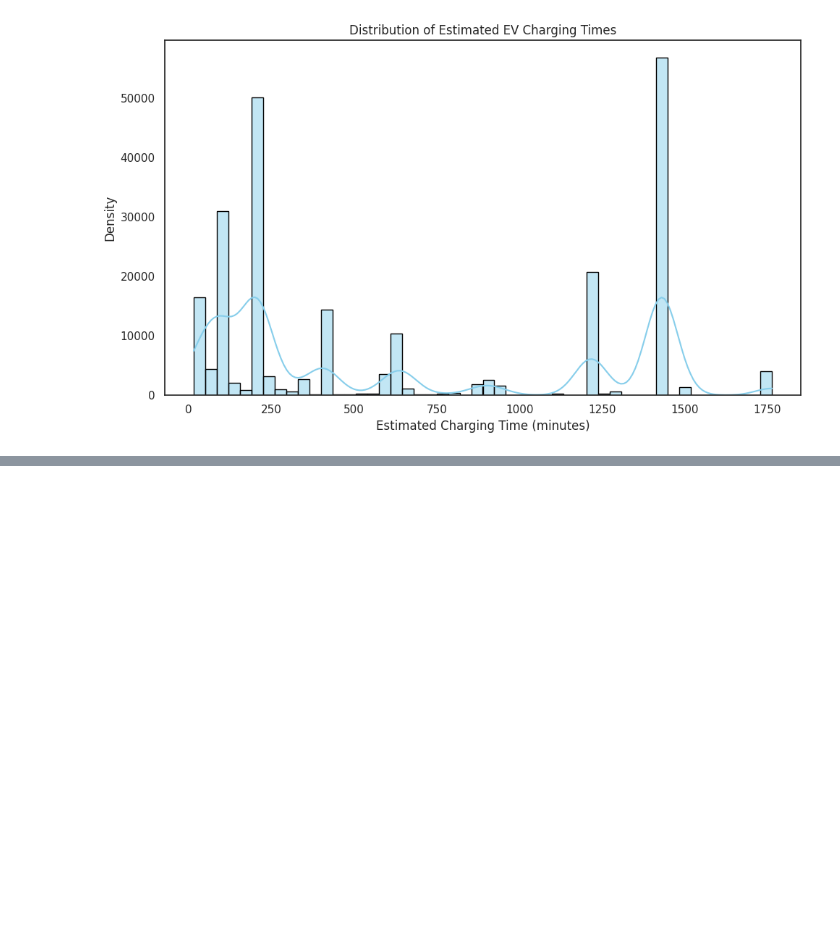
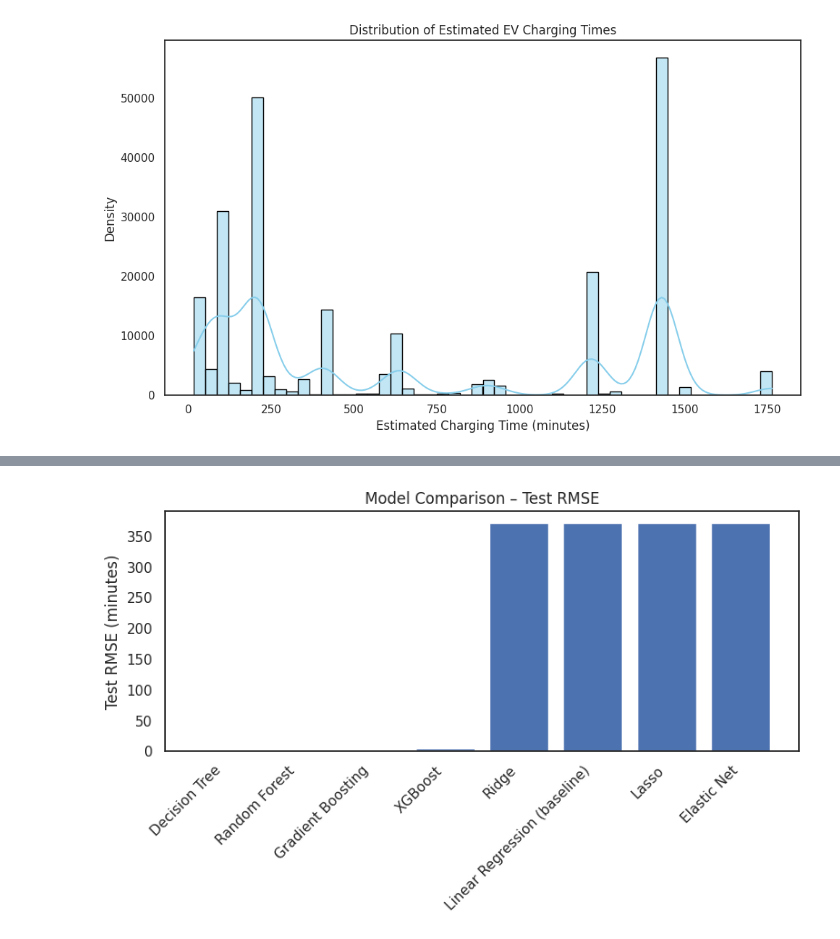
Before and after one commit to amurji22/DS3000_Final_Project, a Jupyter notebook: Final_Project_3000.ipynb, the cells around one changed output, grey strips where cells are left out. Cells and saved outputs as stored; diff of their text form; code cells hidden in the pictures; blank space fills up the shorter version.

Commit message:
Add Model Evaluation and Comparisons

```diff
--- a/Final_Project_3000.ipynb
+++ b/Final_Project_3000.ipynb
@@ -963,0 +966,29 @@ plt.show()
+# %%
+# columns for the final comparison table
+cols = ["Model", "Type", "CV_RMSE", "Test_RMSE", "Test_MAE", "Test_R2"]
+
+# linear and regularized models
+rows = [
+    ["Linear Regression (baseline)", "Linear", np.nan, baseline_results["Test RMSE"], baseline_results["Test MAE"], baseline_results["R2"]],
+    ["Ridge", "Regularized", ridge_rmse, ridge_rmse_test, ridge_mae_test, ridge_r2_test],
+    ["Lasso", "Regularized", lasso_rmse, lasso_rmse_test, lasso_mae_test, lasso_r2_test],
+    ["Elastic Net", "Regularized", elastic_cv_rmse, elastic_rmse_test, elastic_mae_test, elastic_r2_test],
+]
+
+# append tree based models from results_df_new
+for _, r in results_df_new.iterrows():
+    rows.append([
+        r["model"],
+        "Tree-based",
+        np.nan,
+        r["RMSE_test"],
+        r["MAE_test"],
+        r["R2_test"],
+    ])
+
+# build dataframe from rows, sort by Test_RMSE (best model first), and reset index
+all_results_df = pd.DataFrame(rows, columns=cols)
+all_results_df = all_results_df.sort_values("Test_RMSE").reset_index(drop=True)
+
+# display final comparison table
+display(all_results_df)
@@ -963,0 +1005,11 @@ plt.show()
+# %%
+# bar chart comparing each model's Test RMSE
+plt.figure(figsize=(8, 5))
+plt.bar(all_results_df["Model"], all_results_df["Test_RMSE"])
+plt.xticks(rotation=45, ha="right")
+plt.ylabel("Test RMSE (minutes)")
+plt.title("Model Comparison – Test RMSE")
+plt.tight_layout()
+plt.show()
+# %% [output]
+[figure, added]
```
Also changed, not shown: parts of 9 cells of this notebook.
